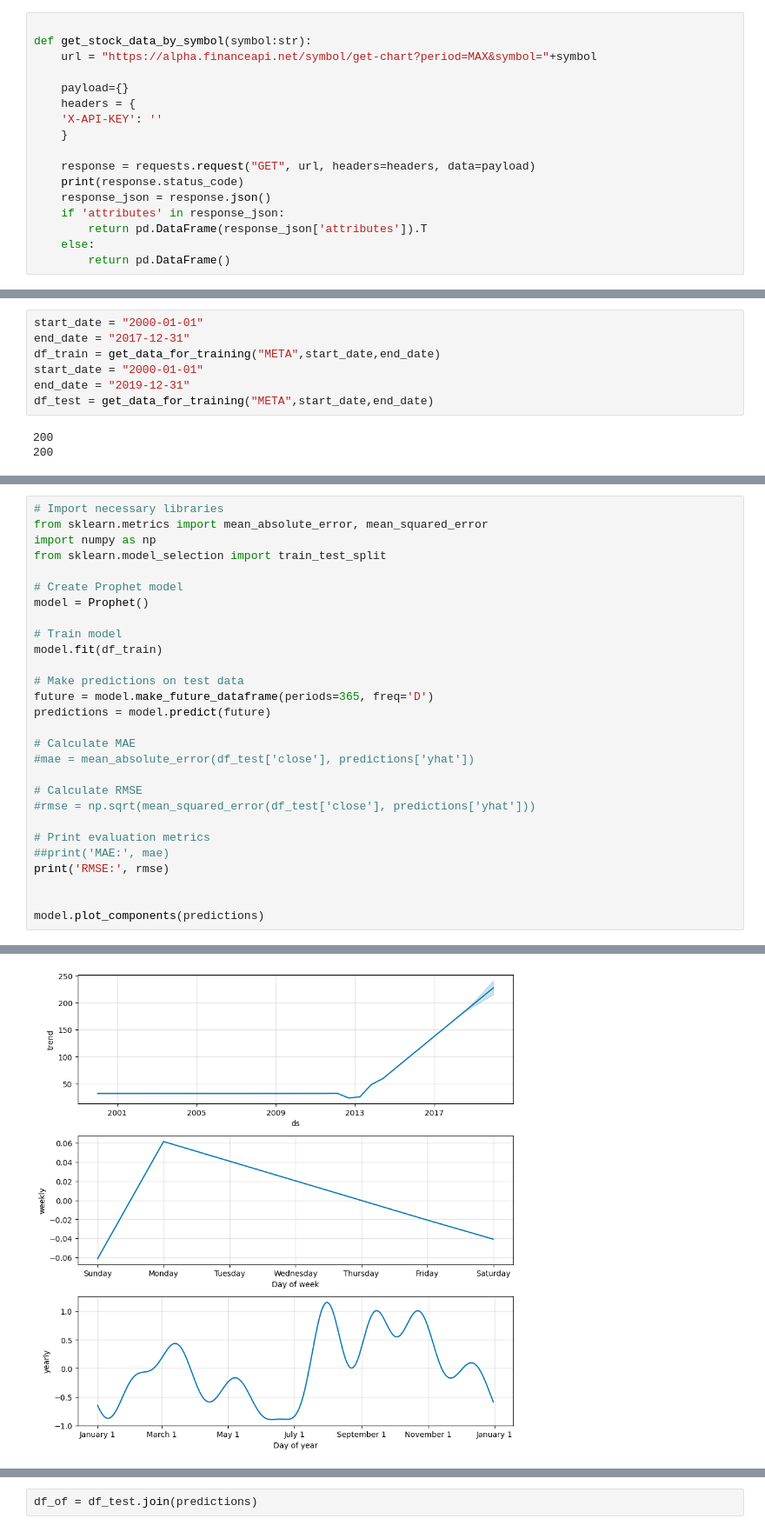
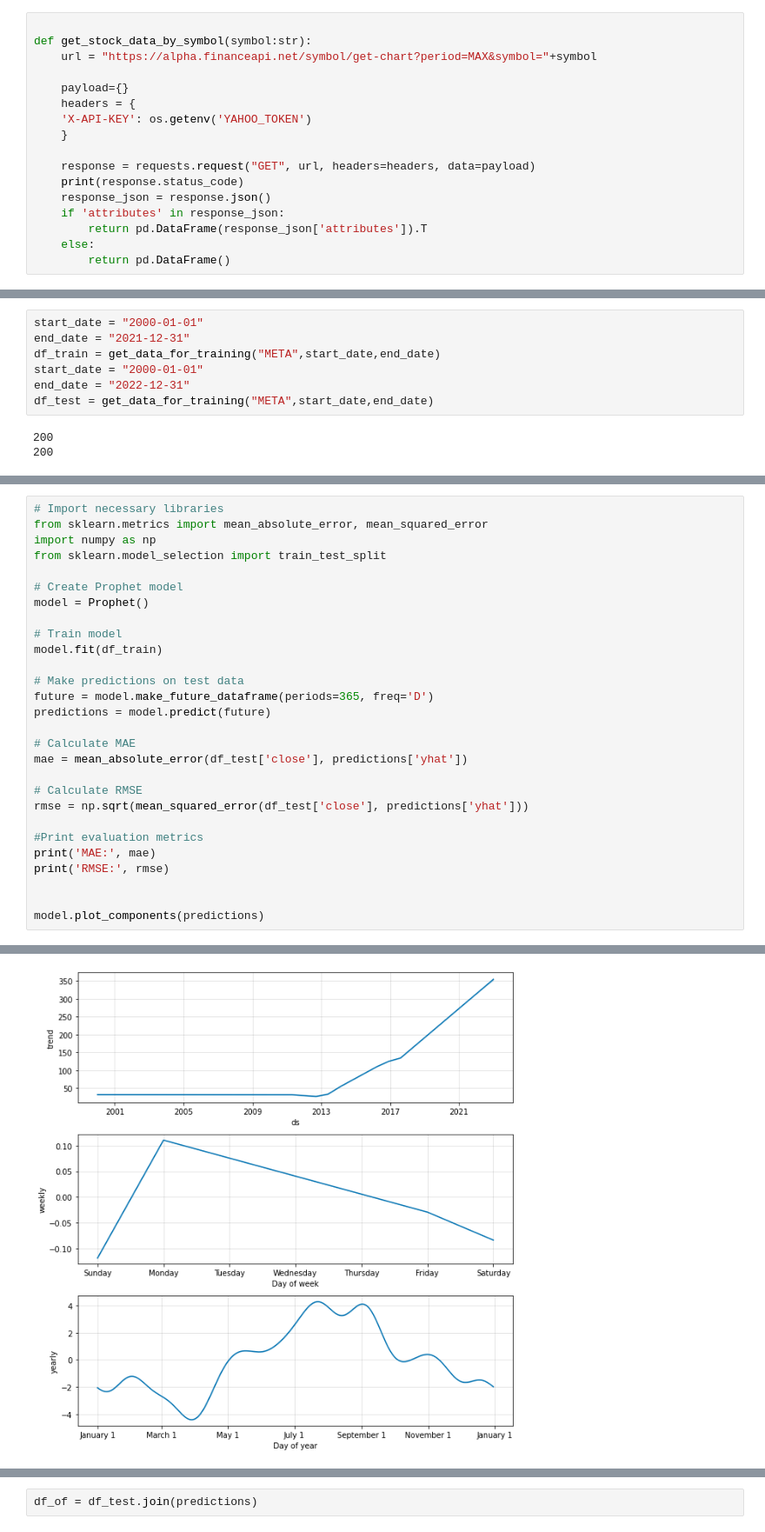
Before and after one commit to paulowiz/udacitty-stock-predictor, a Jupyter notebook: stock.ipynb, the cells around one changed output, grey strips where cells are left out. Shown: that part at 87% size. Drawn from its saved outputs; the diff is of its cells as text.

Commit message:
Removed token e fix

```diff
--- a/stock.ipynb
+++ b/stock.ipynb
@@ -36,7 +36,7 @@ def get_stock_data_by_symbol(symbol:str):
 
     payload={}
     headers = {
-    'X-API-KEY': ''
+    'X-API-KEY': os.getenv('YAHOO_TOKEN')
     }
 
     response = requests.request("GET", url, headers=headers, data=payload)
@@ -285,10 +285,10 @@ def get_data_for_training(symbol, start_date, end_date):
     return df_final
 # %%
 start_date = "2000-01-01"
-end_date = "2017-12-31"
+end_date = "2021-12-31"
 df_train = get_data_for_training("META",start_date,end_date)
 start_date = "2000-01-01"
-end_date = "2019-12-31"
+end_date = "2022-12-31"
 df_test = get_data_for_training("META",start_date,end_date)
 # %% [output]
 200
@@ -322,13 +317,13 @@ future = model.make_future_dataframe(periods=365, freq='D')
 predictions = model.predict(future)
 
 # Calculate MAE
-#mae = mean_absolute_error(df_test['close'], predictions['yhat'])
+mae = mean_absolute_error(df_test['close'], predictions['yhat'])
 
 # Calculate RMSE
-#rmse = np.sqrt(mean_squared_error(df_test['close'], predictions['yhat']))
+rmse = np.sqrt(mean_squared_error(df_test['close'], predictions['yhat']))
 
-# Print evaluation metrics
-##print('MAE:', mae)
+#Print evaluation metrics
+print('MAE:', mae)
 print('RMSE:', rmse)
 
 
@@ -340 +336 @@ RMSE: 21.155239097503472
-[figure, old version]
+[figure, new version]
```
Also changed, not shown: parts of 18 cells of this notebook, 1 other file.
